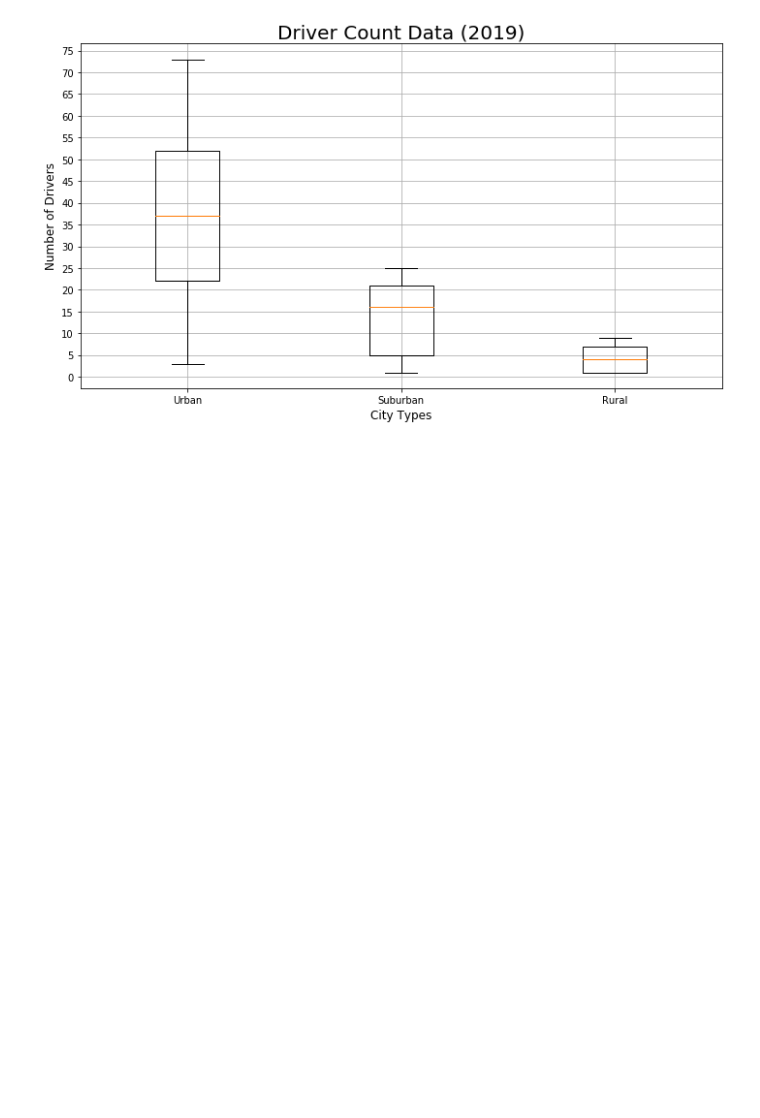
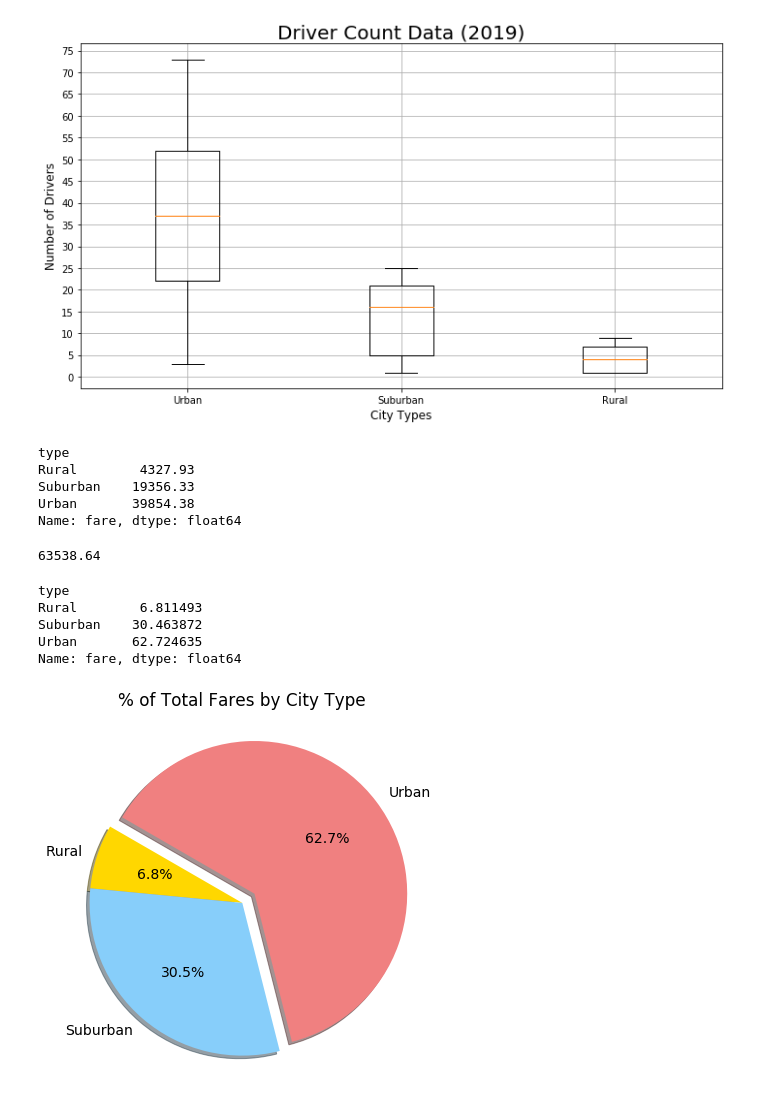
Before and after one commit to quintonw1/Pyber_Analysis, a Jupyter notebook: Pyber.ipynb, the cells around one changed output. Cells and saved outputs as stored; diff of their text form; code cells hidden in the pictures; blank space fills up the shorter version.

Commit message:
Adding additional Charts

```diff
--- a/Pyber.ipynb
+++ b/Pyber.ipynb
@@ -723,3 +723,27 @@ plt.savefig('analysis/Fig4.png')
 plt.show()
 # %% [output]
 [figure]
+# %%
+# Obtain Fares for City Type
+fare_by_type = combined_df.groupby("type").sum()["fare"]
+fare_by_type
+# %% [output]
+type
+Rural        4327.93
+Suburban    19356.33
+Urban       39854.38
+Name: fare, dtype: float64
+# %%
+total_fares = combined_df["fare"].sum()
+total_fares
+# %% [output]
+63538.64
+# %%
+percent_by_type = 100* combined_df.groupby(["type"]).sum()["fare"]/ combined_df["fare"].sum()
+percent_by_type
+# %% [output]
+type
+Rural        6.811493
+Suburban    30.463872
+Urban       62.724635
+Name: fare, dtype: float64
@@ -725,0 +752,14 @@ plt.show()
+# %%
+# Create Pie chart showing percentages
+explode = [0,0,0.1]
+plt.subplots(figsize = (10,6))
+
+colors = ["gold", "lightskyblue", "lightcoral"]
+labels = ["Rural", "Suburban", "Urban"]
+plt.pie(percent_by_type, labels = labels, explode = explode, colors = colors, autopct = "%1.1f%%", shadow = True, startangle = 150)
+plt.title('% of Total Fares by City Type')
+mpl.rcParams['font.size'] = 14
+plt.savefig("analysis/Fig5.png")
+plt.show()
+# %% [output]
+[figure, added]
```
Also changed, not shown: parts of 1 cell of this notebook, 1 other file.
